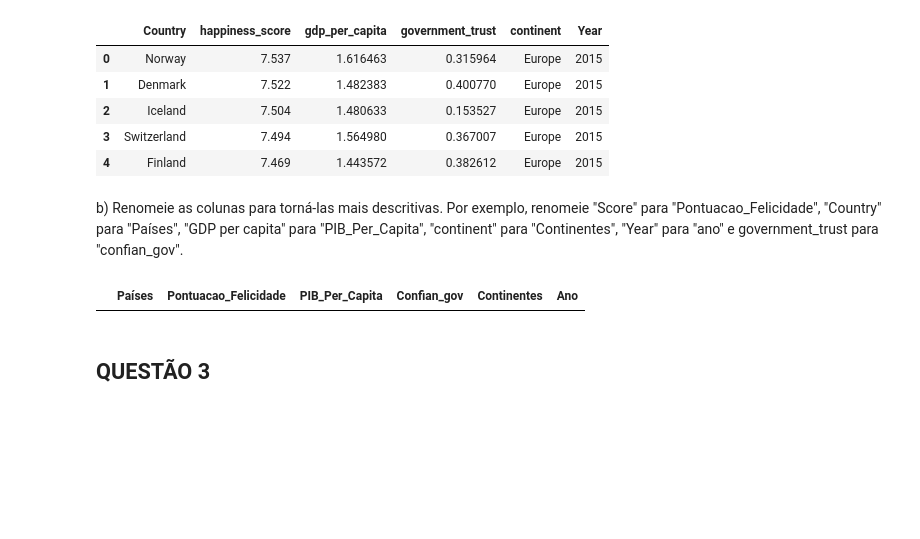
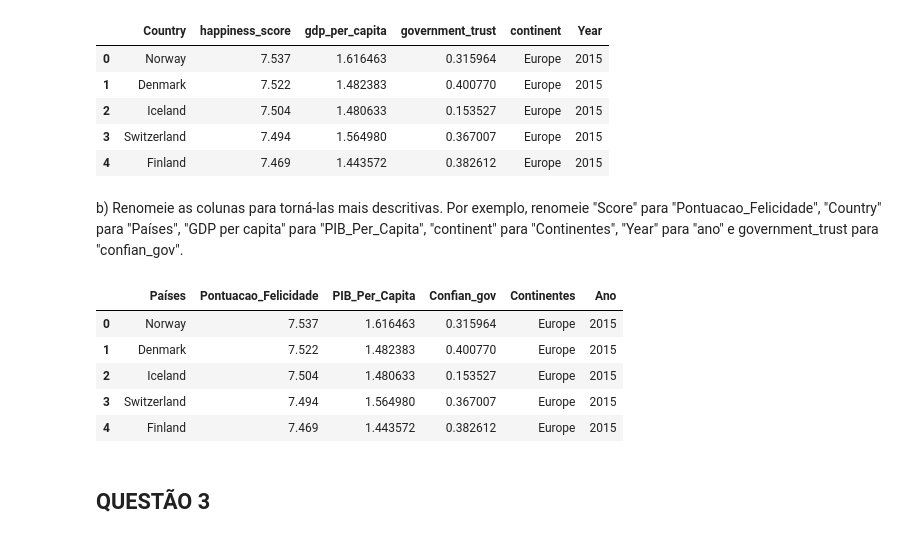
Before and after one commit to pedrohsc-dev/lista_5_de_exercicios, a Jupyter notebook: lista5pandas1.ipynb, the cells around one changed output. Saved outputs shown, nothing was run; the diff lists cells and outputs as text; code cells hidden in the pictures; blank space fills up the shorter version.

```diff
--- a/lista5pandas1.ipynb
+++ b/lista5pandas1.ipynb
@@ -131,11 +131,16 @@ Renomeie as colunas para torná-las mais descritivas. Por exemplo, renomeie "Sco
 # %%
 #seu codigo começa aqui
 
 happiness = happiness.rename(columns= {"happiness_score" : "Pontuacao_Felicidade", "Country" : "Países", "gdp_per_capita" : "PIB_Per_Capita", "government_trust" : "Confian_gov", "continent" : "Continentes", "Year" : "Ano"})
 
-happiness.head(0)
+happiness.head()
 # %% [output]
 |  | Países | Pontuacao_Felicidade | PIB_Per_Capita | Confian_gov | Continentes | Ano |
+| 0 | Norway | 7.537 | 1.616463 | 0.315964 | Europe | 2015 |
+| 1 | Denmark | 7.522 | 1.482383 | 0.400770 | Europe | 2015 |
+| 2 | Iceland | 7.504 | 1.480633 | 0.153527 | Europe | 2015 |
+| 3 | Switzerland | 7.494 | 1.564980 | 0.367007 | Europe | 2015 |
+| 4 | Finland | 7.469 | 1.443572 | 0.382612 | Europe | 2015 |
 # %% [markdown]
 ## QUESTÃO 3
 # %% [markdown]
```
